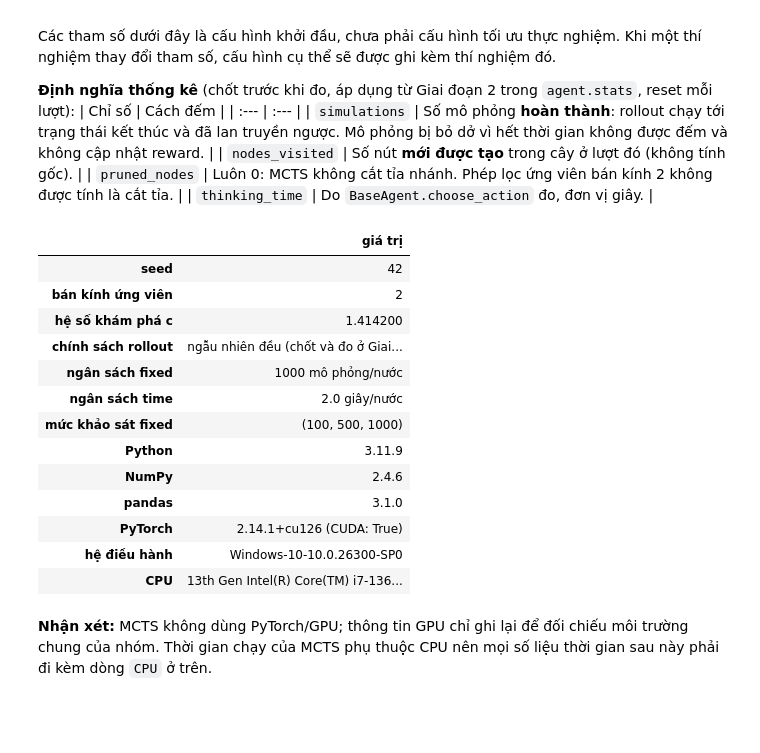
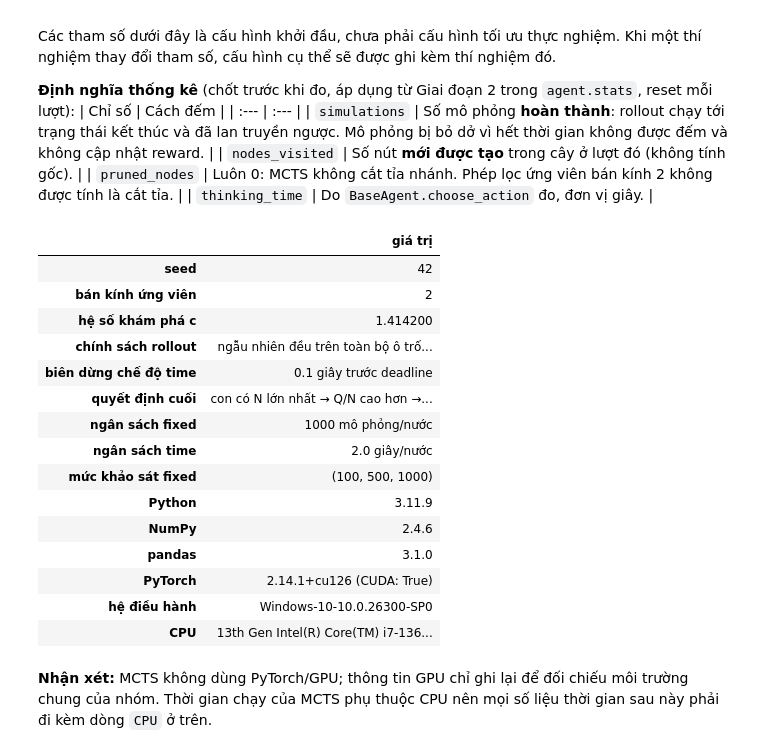
Before and after one commit to 10tothepowerof6/AdvancedAI-Repo, a Jupyter notebook: caro-11x11/notebooks/03_mcts.ipynb, the cells around one changed output. Saved outputs shown, nothing was run; the diff lists cells and outputs as text; code cells hidden in the pictures; blank space fills up the shorter version.

Commit message:
feat(mcts): hoàn thiện tìm kiếm UCT và rollout

```diff
--- a/caro-11x11/notebooks/03_mcts.ipynb
+++ b/caro-11x11/notebooks/03_mcts.ipynb
@@ -110,8 +111,9 @@ Khi một thí nghiệm thay đổi tham số, cấu hình cụ thể sẽ đư
 # %%
 SEED = 42                          # seed cho mọi yếu tố ngẫu nhiên
 RADIUS = DEFAULT_RADIUS            # bán kính ứng viên
-EXPLORATION = DEFAULT_EXPLORATION  # hệ số khám phá c của UCT (dùng từ Giai đoạn 2)
-ROLLOUT_POLICY = 'ngẫu nhiên đều (chốt và đo ở Giai đoạn 2)'
+EXPLORATION = DEFAULT_EXPLORATION  # hệ số khám phá c của UCT (điểm xuất phát, chưa hiệu chỉnh)
+ROLLOUT_POLICY = 'ngẫu nhiên đều trên toàn bộ ô trống, hai bên luân phiên, chơi tới khi kết thúc (không cắt ngắn)'
+TIME_MARGIN_S = DEFAULT_TIME_MARGIN_S  # chế độ time: dừng ở deadline − 0,1 s (1,9 s trên hạn 2,0 s)
 BUDGET_FIXED = SearchBudget(mode='fixed', simulations=1000)
 BUDGET_TIME = SearchBudget(mode='time', time_limit_s=2.0)
 FIXED_SURVEY = (100, 500, 1000)    # các mức khảo sát ở Giai đoạn 3
@@ -119,34 +121,38 @@ FIXED_SURVEY = (100, 500, 1000)    # các mức khảo sát ở Giai đoạn 3
 def cpu_name():
     """Tên CPU đầy đủ; trên Windows đọc từ registry, nơi khác dùng platform."""
     if sys.platform == 'win32':
         import winreg
         key = winreg.OpenKey(winreg.HKEY_LOCAL_MACHINE, r'HARDWARE\DESCRIPTION\System\CentralProcessor\0')
         return winreg.QueryValueEx(key, 'ProcessorNameString')[0].strip()
     return platform.processor() or platform.machine()
 
 try:
     import torch
     torch_info = f'{torch.__version__} (CUDA: {torch.cuda.is_available()})'
 except ImportError:
     torch_info = 'chưa cài'
 
 config = {
     'seed': SEED, 'bán kính ứng viên': RADIUS, 'hệ số khám phá c': round(EXPLORATION, 4),
     'chính sách rollout': ROLLOUT_POLICY,
+    'biên dừng chế độ time': f'{TIME_MARGIN_S} giây trước deadline',
+    'quyết định cuối': 'con có N lớn nhất → Q/N cao hơn → ngẫu nhiên theo seed',
     'ngân sách fixed': f'{BUDGET_FIXED.simulations} mô phỏng/nước',
     'ngân sách time': f'{BUDGET_TIME.time_limit_s} giây/nước',
     'mức khảo sát fixed': FIXED_SURVEY,
     'Python': sys.version.split()[0], 'NumPy': np.__version__, 'pandas': pd.__version__,
     'PyTorch': torch_info, 'hệ điều hành': platform.platform(),
     'CPU': cpu_name(),
 }
 left(pd.Series(config, name='giá trị').to_frame())
 # %% [output]
 |  | giá trị |
 | seed | 42 |
 | bán kính ứng viên | 2 |
 | hệ số khám phá c | 1.414200 |
-| chính sách rollout | ngẫu nhiên đều (chốt và đo ở Giai... |
+| chính sách rollout | ngẫu nhiên đều trên toàn bộ ô trố... |
+| biên dừng chế độ time | 0.1 giây trước deadline |
+| quyết định cuối | con có N lớn nhất → Q/N cao hơn →... |
 | ngân sách fixed | 1000 mô phỏng/nước |
 | ngân sách time | 2.0 giây/nước |
 | mức khảo sát fixed | (100, 500, 1000) |
```
Also changed, not shown: parts of 18 cells of this notebook, 3 other files.
